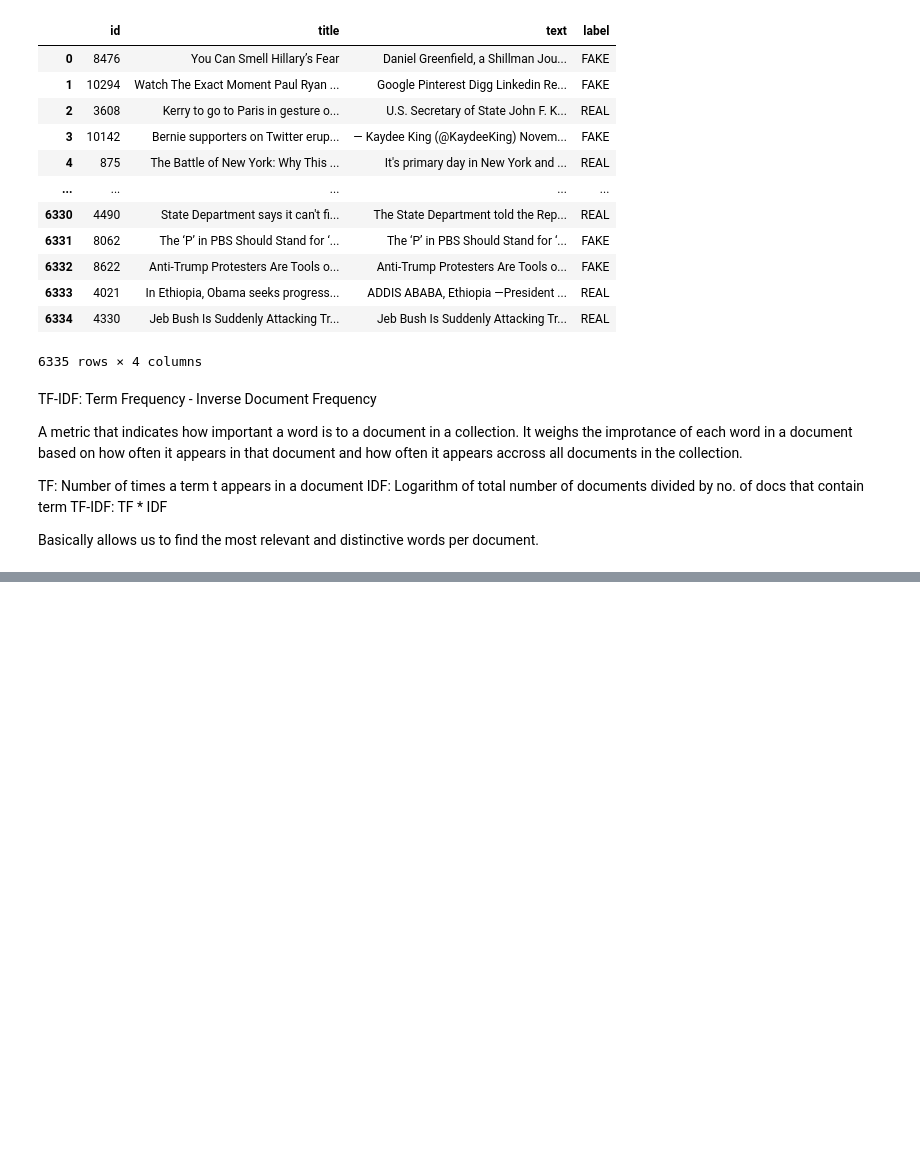
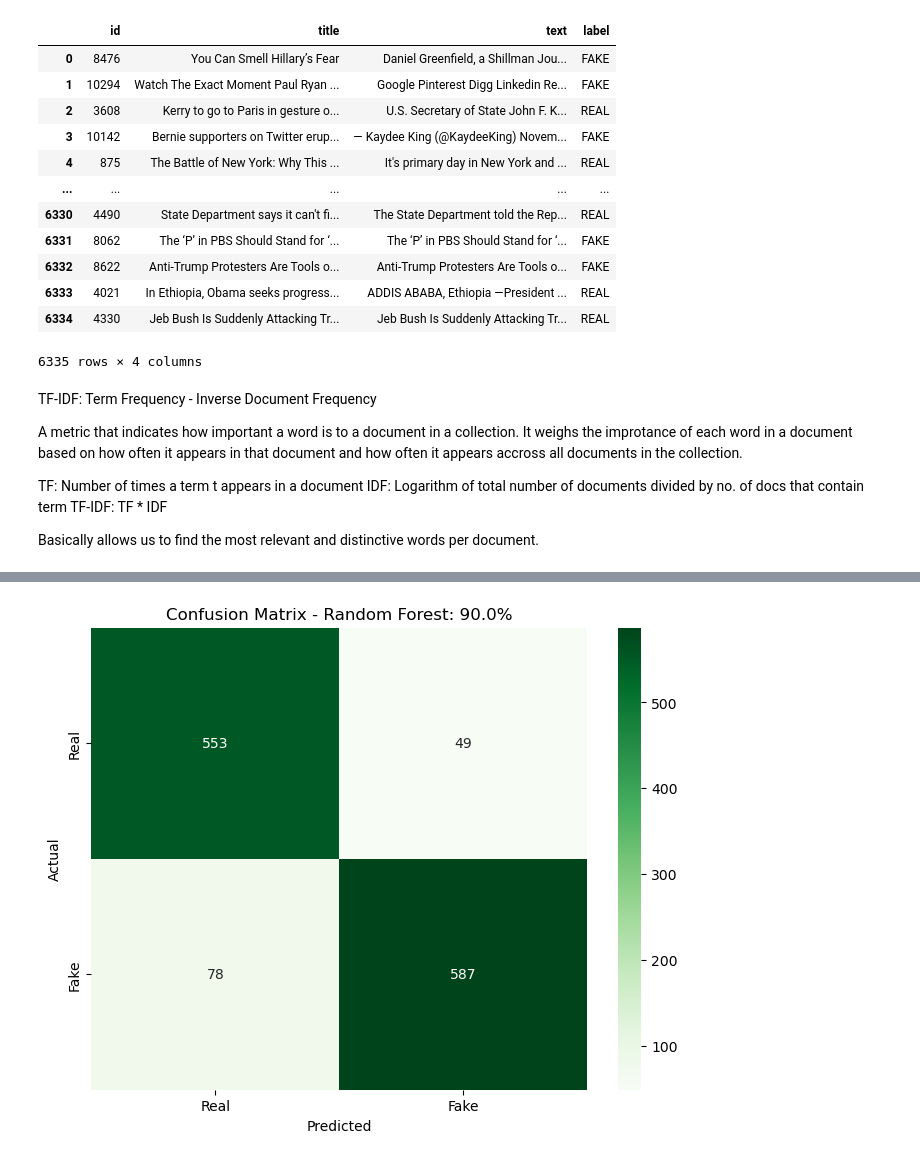
Before and after one commit to SharmaArpit956/Fake-News-Detection, a Jupyter notebook: Fake News Detection.ipynb, the cells around one changed output, grey strips where cells are left out. Saved outputs shown, nothing was run; the diff lists cells and outputs as text; code cells hidden in the pictures; blank space fills up the shorter version.

```diff
--- a/Fake News Detection.ipynb
+++ b/Fake News Detection.ipynb
@@ -157,20 +157,21 @@ model_info[model_name]['FN'] = fn
 # %%
 from sklearn.ensemble import RandomForestClassifier
 model_name= "Random Forest"
 color = model_info[model_name]['color']
 rf_clf = RandomForestClassifier(n_estimators=100)
 rf_clf.fit(X_train_vectorized, y_train)
 score = rf_clf.score(X_test_vectorized, y_test)
-model_info[model_name]['Accuracy'] = score
 predictions = rf_clf.predict(X_test_vectorized)
 tp, tn, fp, fn = draw_confuion_matrix(model_name,color,score, y_test,predictions)
-model_info[model_name]['Labels'] = y_test
-model_info[model_name]['Predictions'] = predictions
+
+
 model_info[model_name]['Accuracy'] = score
 model_info[model_name]['TP'] = tp
 model_info[model_name]['TN'] = tn
 model_info[model_name]['FP'] = fp
 model_info[model_name]['FN'] = fn
+# %% [output]
+[figure, added]
 # %%
 from sklearn.naive_bayes import MultinomialNB
 model_name= "Naive Bayes"
```
Also changed, not shown: parts of 7 cells of this notebook.
